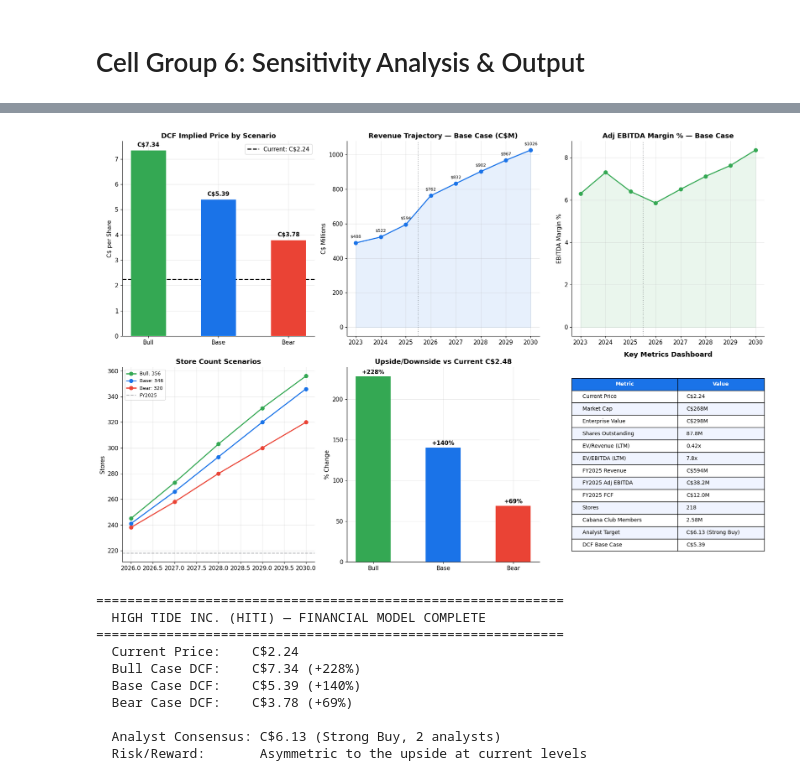
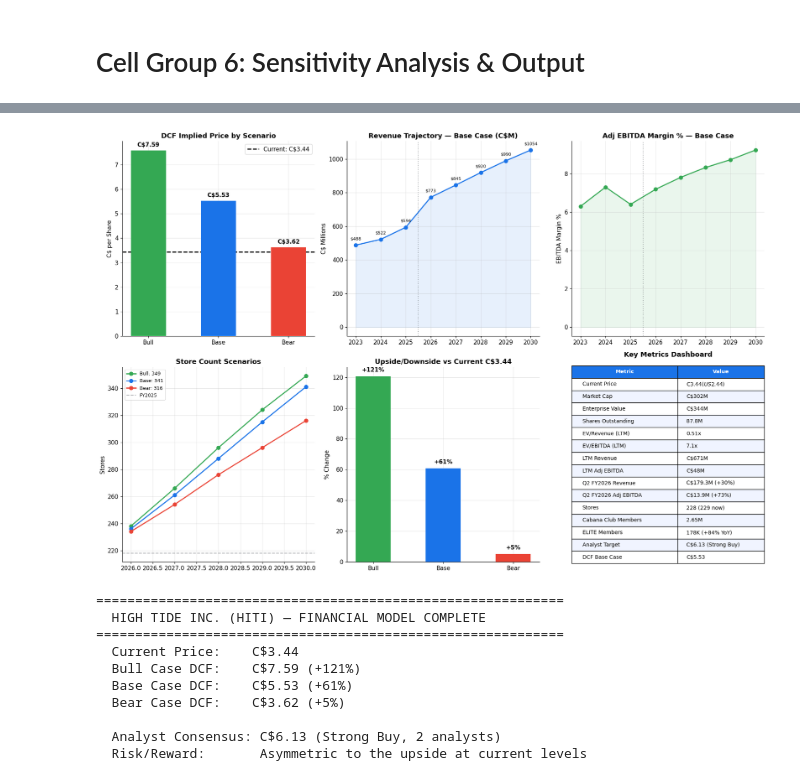
Before and after one commit to eyal-weiss/HITI-investment-analysis, a Jupyter notebook: hiti_financial_model.ipynb, the cells around one changed output, grey strips where cells are left out. Saved outputs shown, nothing was run; the diff lists cells and outputs as text; code cells hidden in the pictures.

```diff
--- a/hiti_financial_model.ipynb
+++ b/hiti_financial_model.ipynb
@@ -1533,8 +1547,8 @@ for name in ['Bull', 'Base', 'Bear']:
     scenario_summary.loc[name, 'Rev CAGR 25-30 %'] = (
         (p.loc[2030, 'Revenue_K'] / 593_990) ** (1/5) - 1) * 100
     scenario_summary.loc[name, 'DCF Price (C$)'] = dcf_results[name]['implied_price']
-    scenario_summary.loc[name, 'Upside vs C$2.24'] = (
-        (dcf_results[name]['implied_price'] / 2.48 - 1) * 100)
+    scenario_summary.loc[name, 'Upside vs C$3.44'] = (
+        (dcf_results[name]['implied_price'] / 3.44 - 1) * 100)
 
 display(scenario_summary.round(1))
 
@@ -1547,13 +1561,13 @@ peers = pd.DataFrame({
     'Company': ['High Tide (HITI)', 'SNDL', 'Tilray (TLRY)', 'Canopy Growth (CGC)',
                 'Aurora (ACB)', 'Cronos (CRON)'],
     'Focus': ['Retail', 'Retail+LP', 'LP+Beverage', 'LP', 'LP', 'LP'],
-    'LTM Rev (C$M)': [594, 920, 821, 290, 392, 120],
-    'Rev Growth %': [14, 1, 4, -5, -3, 5],
-    'Adj EBITDA (C$M)': [38, 28, 55, -20, -15, -10],
-    'EBITDA Margin %': [6.4, 3.0, 6.7, 'Neg', 'Neg', 'Neg'],
-    'Market Cap (C$M)': [216, 394, 850, 350, 210, 250],
-    'EV/Rev': [0.46, 0.43, 1.0, 2.5, 0.8, 3.0],
-    'EV/EBITDA': ['7.1x', '15x+', '15x', 'Neg', 'Neg', 'Neg'],
+    'LTM Rev (C$M)': [671, 920, 820, 290, 392, 120],
+    'Rev Growth %': [28, 1, 3, 3, -3, 5],
+    'Adj EBITDA (C$M)': [48, 28, 55, -18, -15, -10],
+    'EBITDA Margin %': [7.2, 3.0, 6.7, 'Neg', 'Neg', 'Neg'],
+    'Market Cap (C$M)': [302, 377, 600, 430, 210, 250],
+    'EV/Rev': [0.51, 0.43, 1.0, 1.5, 0.8, 3.0],
+    'EV/EBITDA': ['7.1x', '15x+', '14x', 'Neg', 'Neg', 'Neg'],
     'FCF Positive?': ['Yes', 'No', 'No', 'No', 'No', 'No'],
 })
 peers = peers.set_index('Company')
@@ -1588,7 +1602,7 @@ positive EBITDA and FCF, yet trades at the lowest EV/Revenue in the peer set.
 fig, axes = plt.subplots(2, 3, figsize=(18, 12))
 
 # Current price
-CURRENT_PRICE = 2.24  # US$2.24 as of March 20, 2026
+CURRENT_PRICE = 3.44  # C$3.44 (US$2.44) as of June 16, 2026
 
 # --- 1. DCF Implied Prices ---
 ax = axes[0, 0]
@@ -1653,24 +1667,26 @@ for bar, u in zip(bars, upside):
     ax.text(bar.get_x() + bar.get_width()/2,
             bar.get_height() + (3 if u > 0 else -8),
             f'{u:+.0f}%', ha='center', fontsize=11, fontweight='bold')
-ax.set_title('Upside/Downside vs Current C$2.48', fontsize=13, fontweight='bold')
+ax.set_title('Upside/Downside vs Current C$3.44', fontsize=13, fontweight='bold')
 ax.set_ylabel('% Change')
 
 # --- 6. Key Metrics Summary Table ---
 ax = axes[1, 2]
 ax.axis('off')
 table_data = [
-    ['Current Price', f'C${CURRENT_PRICE}'],
-    ['Market Cap', 'C$268M'],
-    ['Enterprise Value', 'C$298M'],
+    ['Current Price', f'C${CURRENT_PRICE} (US$2.44)'],
+    ['Market Cap', 'C$302M'],
+    ['Enterprise Value', 'C$344M'],
     ['Shares Outstanding', '87.8M'],
-    ['EV/Revenue (LTM)', '0.42x'],
-    ['EV/EBITDA (LTM)', '7.8x'],
-    ['FY2025 Revenue', 'C$594M'],
-    ['FY2025 Adj EBITDA', 'C$38.2M'],
-    ['FY2025 FCF', 'C$12.0M'],
-    ['Stores', '218'],
-    ['Cabana Club Members', '2.58M'],
+    ['EV/Revenue (LTM)', '0.51x'],
+    ['EV/EBITDA (LTM)', '7.1x'],
+    ['LTM Revenue', 'C$671M'],
+    ['LTM Adj EBITDA', 'C$48M'],
+    ['Q2 FY2026 Revenue', 'C$179.3M (+30%)'],
+    ['Q2 FY2026 Adj EBITDA', 'C$13.9M (+73%)'],
+    ['Stores', '228 (229 now)'],
+    ['Cabana Club Members', '2.65M'],
+    ['ELITE Members', '178K (+84% YoY)'],
     ['Analyst Target', 'C$6.13 (Strong Buy)'],
     ['DCF Base Case', f'C${dcf_results["Base"]["implied_price"]:.2f}'],
 ]
@@ -1680,41 +1696,41 @@ table = ax.table(cellText=table_data,
                  colWidths=[0.55, 0.45])
 table.auto_set_font_size(False)
 table.set_fontsize(10)
 table.scale(1, 1.6)
 for i in range(len(table_data) + 1):
     for j in range(2):
         cell = table[i, j]
         if i == 0:
             cell.set_facecolor(COLORS['primary'])
             cell.set_text_props(color='white', fontweight='bold')
         elif i % 2 == 0:
             cell.set_facecolor('#f0f4ff')
 ax.set_title('Key Metrics Dashboard', fontsize=13, fontweight='bold', pad=20)
 
 plt.tight_layout()
 plt.show()
 
 print('\n' + '='*60)
 print('  HIGH TIDE INC. (HITI) — FINANCIAL MODEL COMPLETE')
 print('='*60)
 print(f'  Current Price:    C${CURRENT_PRICE}')
 print(f'  Bull Case DCF:    C${dcf_results["Bull"]["implied_price"]:.2f} '
       f'({(dcf_results["Bull"]["implied_price"]/CURRENT_PRICE-1)*100:+.0f}%)')
 print(f'  Base Case DCF:    C${dcf_results["Base"]["implied_price"]:.2f} '
       f'({(dcf_results["Base"]["implied_price"]/CURRENT_PRICE-1)*100:+.0f}%)')
 print(f'  Bear Case DCF:    C${dcf_results["Bear"]["implied_price"]:.2f} '
       f'({(dcf_results["Bear"]["implied_price"]/CURRENT_PRICE-1)*100:+.0f}%)')
 print(f'\n  Analyst Consensus: C$6.13 (Strong Buy, 2 analysts)')
 print(f'  Risk/Reward:       Asymmetric to the upside at current levels')
 # %% [output]
-[figure, old version]
+[figure, new version]
 ============================================================
   HIGH TIDE INC. (HITI) — FINANCIAL MODEL COMPLETE
 ============================================================
-  Current Price:    C$2.24
-  Bull Case DCF:    C$7.34 (+228%)
-  Base Case DCF:    C$5.39 (+140%)
-  Bear Case DCF:    C$3.78 (+69%)
+  Current Price:    C$3.44
+  Bull Case DCF:    C$7.59 (+121%)
+  Base Case DCF:    C$5.53 (+61%)
+  Bear Case DCF:    C$3.62 (+5%)
 
   Analyst Consensus: C$6.13 (Strong Buy, 2 analysts)
   Risk/Reward:       Asymmetric to the upside at current levels
```
Also changed, not shown: parts of 12 cells of this notebook, 5 other files.
